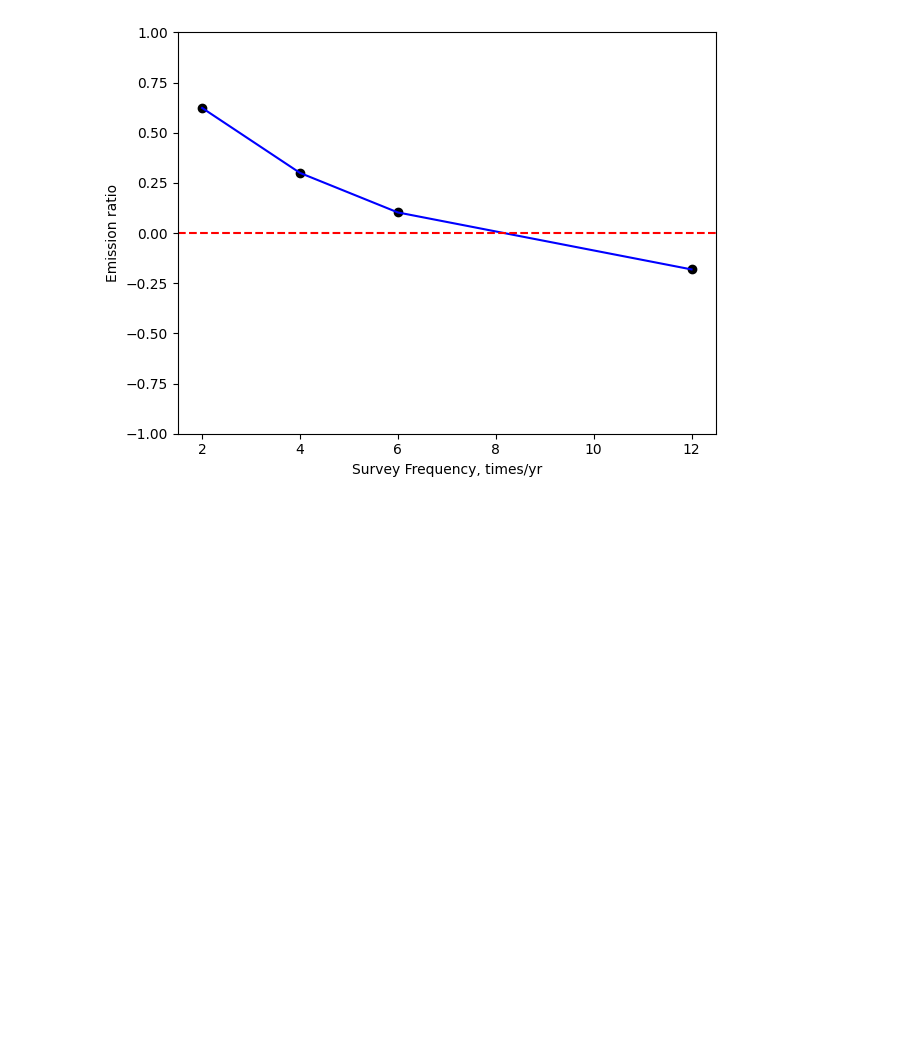
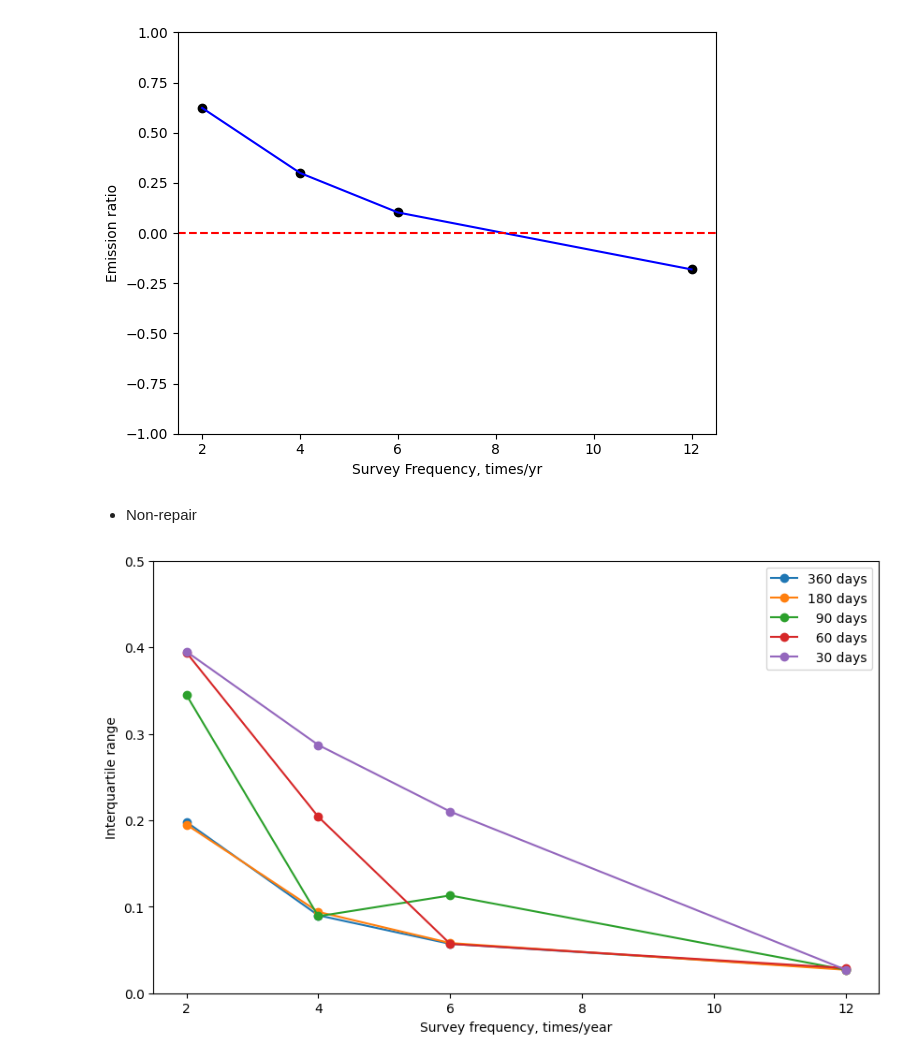
Before and after one commit to HJJJJX/Figure-Plotting, a Jupyter notebook: Uncertainty_paper_plot.ipynb, the cells around one changed output. Cells and saved outputs as stored; diff of their text form; code cells hidden in the pictures; blank space fills up the shorter version.

```diff
--- a/Uncertainty_paper_plot.ipynb
+++ b/Uncertainty_paper_plot.ipynb
@@ -1706,3 +1706,48 @@ plt.tight_layout()
 plt.show()
 # %% [output]
 [figure]
+# %% [markdown]
+
+
+*   Non-repair
+# %%
+import matplotlib.pyplot as plt
+import numpy as np
+
+# Provided data
+x_values = [2, 4, 6, 12]
+percentile_25 = [
+    [19.6, 10.4, 6.6, 2.6],
+    [7.9, 4.8, 3.5, 1.2],
+    [-6.0, 0.9, -2.2, -0.0],
+    [-10.5, -4.4, -0.0, -0.4],
+    [-13.5, -10.9, -7.3, -0.3],
+]
+percentile_75 = [
+    [39.4, 19.4, 12.3, 5.4],
+    [27.4, 14.2, 9.3, 3.9],
+    [28.5, 9.8, 9.1, 2.7],
+    [28.9, 16.0, 5.7, 2.5],
+    [26.0, 17.8, 13.7, 2.4],
+]
+
+# Convert to numpy arrays for easier manipulation
+percentile_25 = np.array(percentile_25)
+percentile_75 = np.array(percentile_75)
+
+# Calculate the interquartile range (IQR)
+difference = (100 + percentile_75 - percentile_25)/100 - 1
+
+# Plotting
+plt.figure(figsize=(10, 6))
+labels = ['360 days', '180 days', '  90 days', '  60 days', '  30 days']
+for i in range(iqr.shape[0]):
+    plt.plot(x_values, difference[i], marker='o', label=f'{labels[i]}')
+
+plt.xlabel('Survey frequency, times/year')
+plt.ylabel('Interquartile range')
+plt.ylim(0, 0.5)  # Set the y-axis limits
+plt.legend()
+plt.show()
+# %% [output]
+[figure, added]
```
Also changed, not shown: parts of 2 cells of this notebook.
